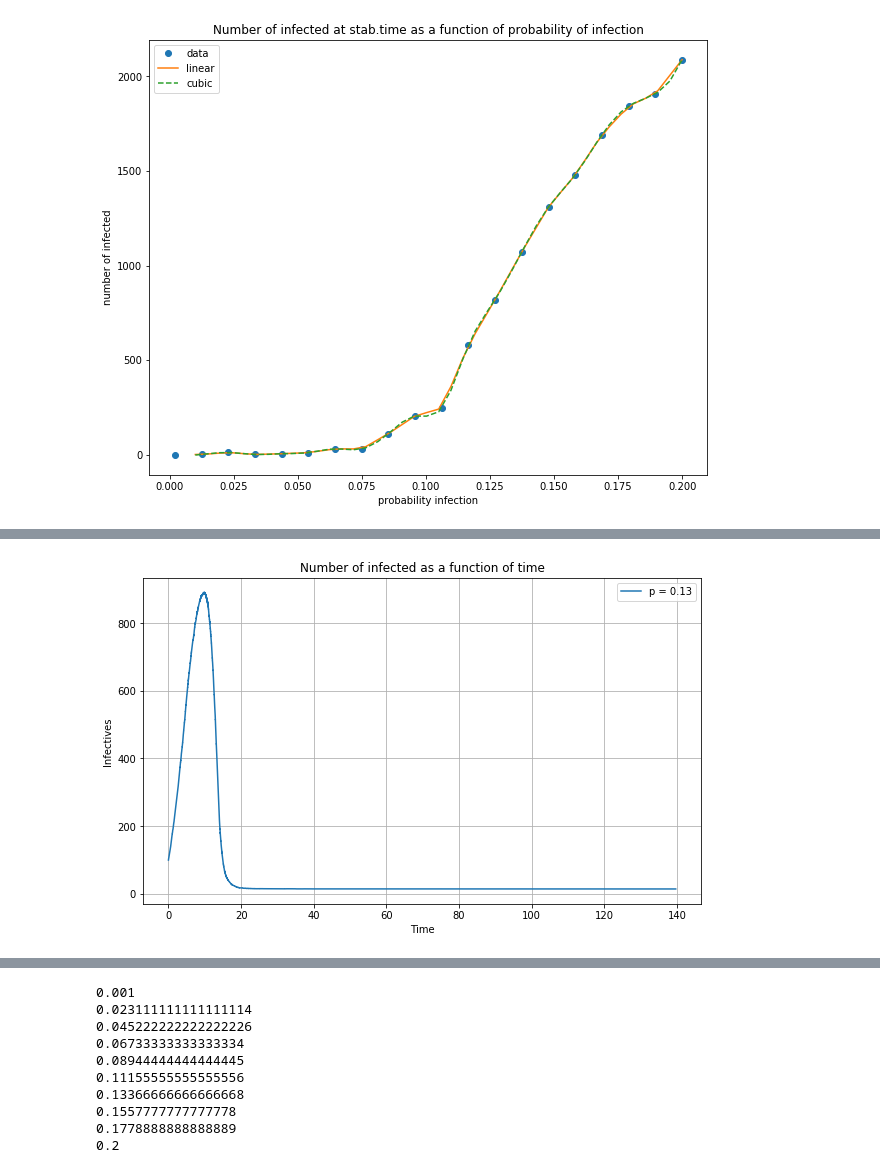
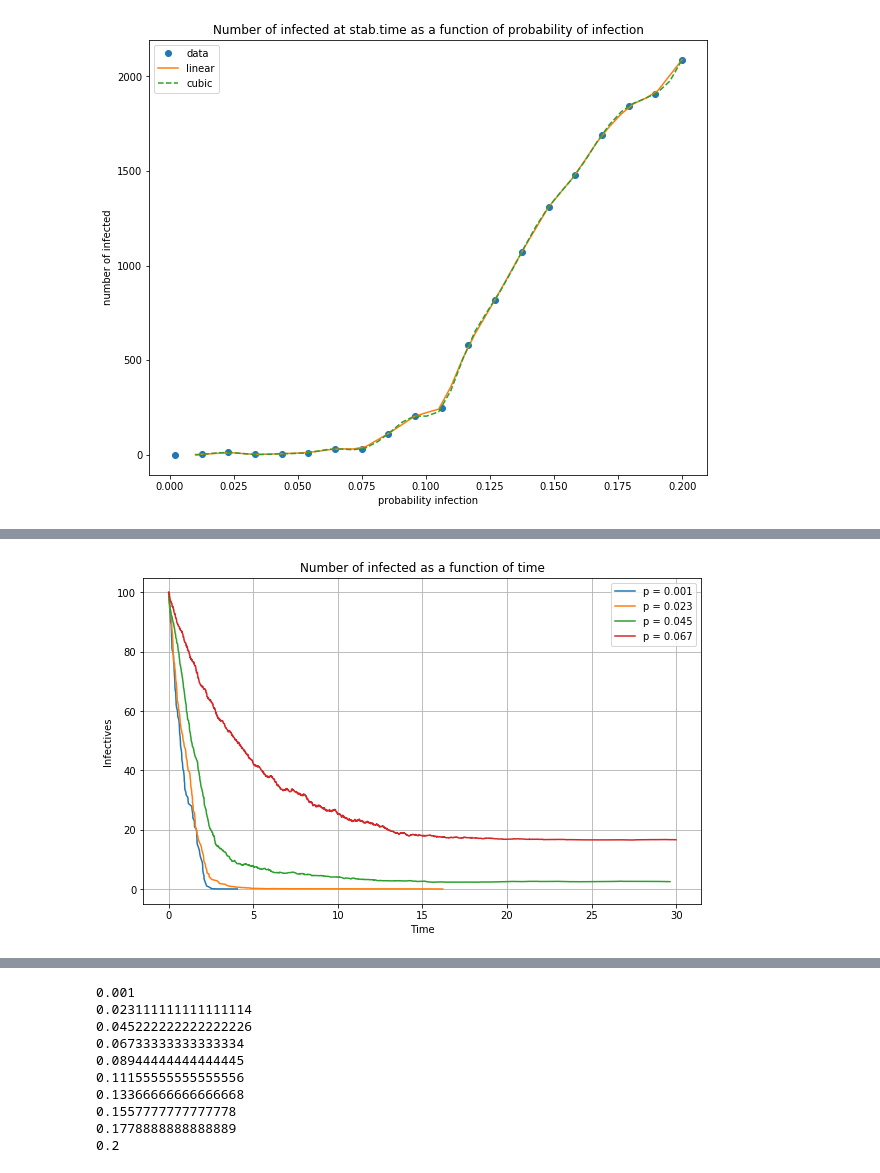
Before and after one commit to tsyrendylykova/multilayerNetwork, a Jupyter notebook: SISModel Directed Networks.ipynb, the cells around one changed output, grey strips where cells are left out. Drawn from its saved outputs; the diff is of its cells as text; code cells hidden in the pictures.

```diff
--- a/SISModel Directed Networks.ipynb
+++ b/SISModel Directed Networks.ipynb
@@ -541,10 +541,10 @@ array([0.001     , 0.02311111, 0.04522222, 0.06733333, 0.08944444,
 initial_size = 100
 gamma = 1.
 tau = 0.004
-init_inf = random.sample(set(G.nodes), initial_size)
+init_inf = random.sample(set(G.nodes()), initial_size)
 I_arr, t_arr = [], []
-#for tau in tau_arr:
-for tau in [0.13]:
+for tau in tau_arr:
+#for tau in [0.13]:
     print(tau)
     sub_t, sub_I = [], []
     for i in range(100):
@@ -570,12 +579,19 @@ for tau in [0.13]:
 # %%
 fig, ax = plt.subplots(figsize=(10, 6))
-ax.plot(t_arr[0], I_arr[0], label= "p = 0.13")
+
+ax.plot(t_arr[0], I_arr[0], label= "p = " + str(round(tau_arr[0], 3)))
+
+ax.plot(t_arr[1], I_arr[1], label= "p = " + str(round(tau_arr[1], 3)))
+
+ax.plot(t_arr[2], I_arr[2], label= "p = " + str(round(tau_arr[2], 3)))
+
+ax.plot(t_arr[3], I_arr[3], label= "p = " + str(round(tau_arr[3], 3)))
 
 ax.legend(loc='upper right')
 ax.grid(True)
 ax.set_title('Number of infected as a function of time')
 ax.set_xlabel('Time')
 ax.set_ylabel('Infectives')
 plt.show()
 # %% [output]
-[figure, old version]
+[figure, new version]
```
Also changed, not shown: parts of 3 cells of this notebook.
